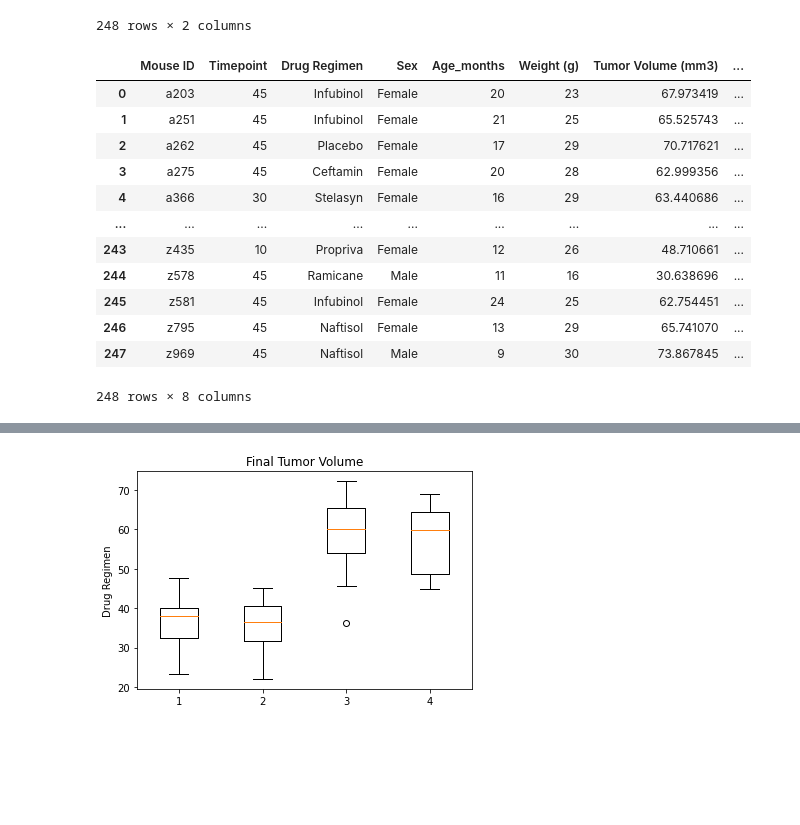
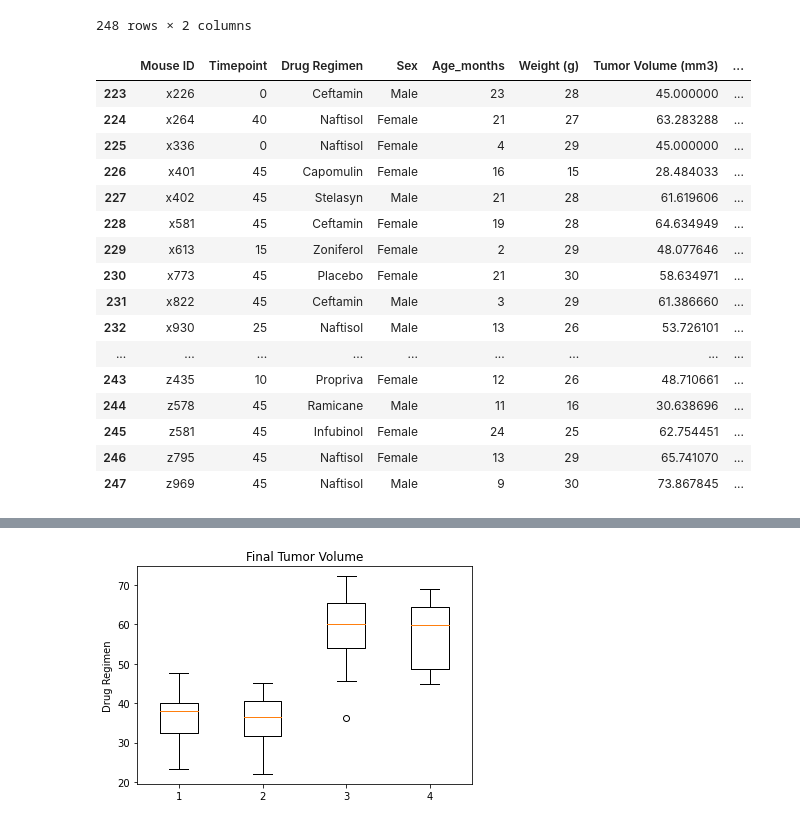
Before and after one commit to MichFig/Matplotlib, a Jupyter notebook: Pymaceuticals/pymaceuticals.ipynb, the cells around one changed output, grey strips where cells are left out. Drawn from its saved outputs; the diff is of its cells as text; code cells hidden in the pictures; blank space fills up the shorter version.

```diff
--- a/Pymaceuticals/pymaceuticals.ipynb
+++ b/Pymaceuticals/pymaceuticals.ipynb
@@ -252,22 +252,26 @@ max_mouse_timepoint.reset_index()
 # %%
 # Merge this group df with the original dataframe to get the tumor volume at the last timepoint
 
 merged_df = pd.merge(max_mouse_timepoint, clean_df, how = 'left', on= ['Mouse ID','Timepoint'])
-merged_df
+merged_df.tail(25)
 # %% [output]
 |  | Mouse ID | Timepoint | Drug Regimen | Sex | Age_months | Weight (g) | Tumor Volume (mm3) | ... |
-| 0 | a203 | 45 | Infubinol | Female | 20 | 23 | 67.973419 | ... |
-| 1 | a251 | 45 | Infubinol | Female | 21 | 25 | 65.525743 | ... |
-| 2 | a262 | 45 | Placebo | Female | 17 | 29 | 70.717621 | ... |
-| 3 | a275 | 45 | Ceftamin | Female | 20 | 28 | 62.999356 | ... |
-| 4 | a366 | 30 | Stelasyn | Female | 16 | 29 | 63.440686 | ... |
+| 223 | x226 | 0 | Ceftamin | Male | 23 | 28 | 45.000000 | ... |
+| 224 | x264 | 40 | Naftisol | Female | 21 | 27 | 63.283288 | ... |
+| 225 | x336 | 0 | Naftisol | Female | 4 | 29 | 45.000000 | ... |
+| 226 | x401 | 45 | Capomulin | Female | 16 | 15 | 28.484033 | ... |
+| 227 | x402 | 45 | Stelasyn | Male | 21 | 28 | 61.619606 | ... |
+| 228 | x581 | 45 | Ceftamin | Female | 19 | 28 | 64.634949 | ... |
+| 229 | x613 | 15 | Zoniferol | Female | 2 | 29 | 48.077646 | ... |
+| 230 | x773 | 45 | Placebo | Female | 21 | 30 | 58.634971 | ... |
+| 231 | x822 | 45 | Ceftamin | Male | 3 | 29 | 61.386660 | ... |
+| 232 | x930 | 25 | Naftisol | Male | 13 | 26 | 53.726101 | ... |
 | ... | ... | ... | ... | ... | ... | ... | ... | ... |
 | 243 | z435 | 10 | Propriva | Female | 12 | 26 | 48.710661 | ... |
 | 244 | z578 | 45 | Ramicane | Male | 11 | 16 | 30.638696 | ... |
 | 245 | z581 | 45 | Infubinol | Female | 24 | 25 | 62.754451 | ... |
 | 246 | z795 | 45 | Naftisol | Female | 13 | 29 | 65.741070 | ... |
 | 247 | z969 | 45 | Naftisol | Male | 9 | 30 | 73.867845 | ... |
-248 rows × 8 columns
 # %%
 # Put treatments into a list for for loop (and later for plot labels)
 treatments = ["Capomulin", "Ramicane", "Infubinol", "Ceftamin"]
```
Also changed, not shown: parts of 4 cells of this notebook.
